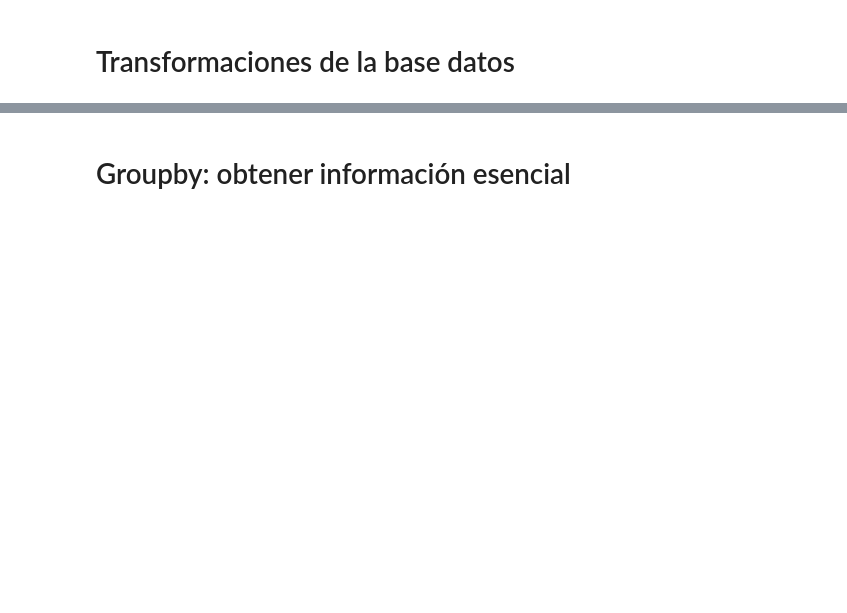
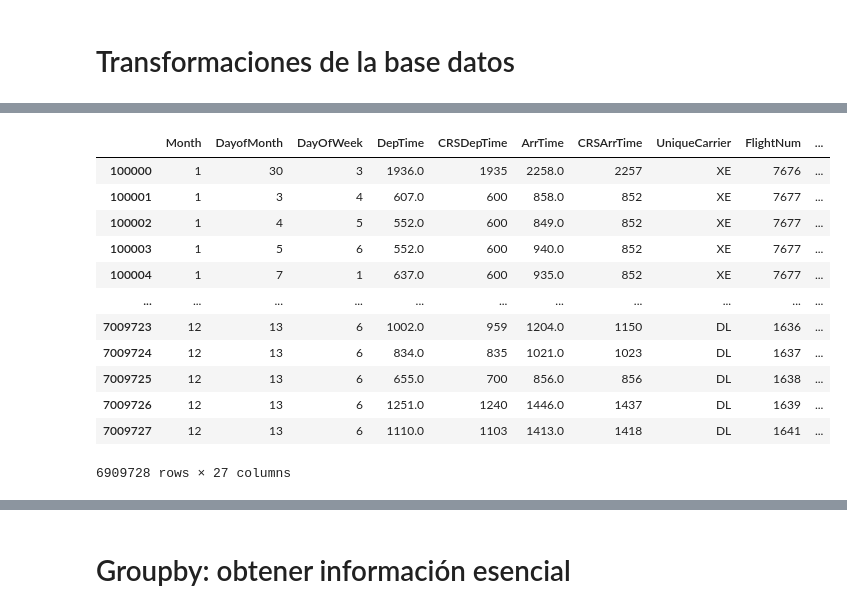
Before and after one commit to jcombari/Linkedin_courses, a Jupyter notebook: 01_Python para data science y big data esencial/02_Gestión de datos en python.ipynb, the cells around one changed output, grey strips where cells are left out. Drawn from its saved outputs; the diff is of its cells as text; code cells hidden in the pictures; blank space fills up the shorter version.

```diff
--- a/01_Python para data science y big data esencial/02_Gestión de datos en python.ipynb
+++ b/01_Python para data science y big data esencial/02_Gestión de datos en python.ipynb
@@ -216,0 +296,20 @@ df[df.Origin.isin(["HOU","ATL"])].head()
+# %%
+#Usamos inplace para indicar que lo haga sobre la base
+df.drop(["Diverted","Cancelled","Year"], axis =1, inplace=True) #axis=1 se debe especificar para que python sepa que vamos a eliminar columnas
+# %%
+# si queremos eliminar las primeras 100 mil filas en lugar de columnas
+df.drop(range(0,100000))
+# %% [output]
+|  | Month | DayofMonth | DayOfWeek | DepTime | CRSDepTime | ArrTime | CRSArrTime | UniqueCarrier | FlightNum | ... |
+| 100000 | 1 | 30 | 3 | 1936.0 | 1935 | 2258.0 | 2257 | XE | 7676 | ... |
+| 100001 | 1 | 3 | 4 | 607.0 | 600 | 858.0 | 852 | XE | 7677 | ... |
+| 100002 | 1 | 4 | 5 | 552.0 | 600 | 849.0 | 852 | XE | 7677 | ... |
+| 100003 | 1 | 5 | 6 | 552.0 | 600 | 940.0 | 852 | XE | 7677 | ... |
+| 100004 | 1 | 7 | 1 | 637.0 | 600 | 935.0 | 852 | XE | 7677 | ... |
+| ... | ... | ... | ... | ... | ... | ... | ... | ... | ... | ... |
+| 7009723 | 12 | 13 | 6 | 1002.0 | 959 | 1204.0 | 1150 | DL | 1636 | ... |
+| 7009724 | 12 | 13 | 6 | 834.0 | 835 | 1021.0 | 1023 | DL | 1637 | ... |
+| 7009725 | 12 | 13 | 6 | 655.0 | 700 | 856.0 | 856 | DL | 1638 | ... |
+| 7009726 | 12 | 13 | 6 | 1251.0 | 1240 | 1446.0 | 1437 | DL | 1639 | ... |
+| 7009727 | 12 | 13 | 6 | 1110.0 | 1103 | 1413.0 | 1418 | DL | 1641 | ... |
+6909728 rows × 27 columns
```
Also changed, not shown: parts of 48 cells of this notebook.
